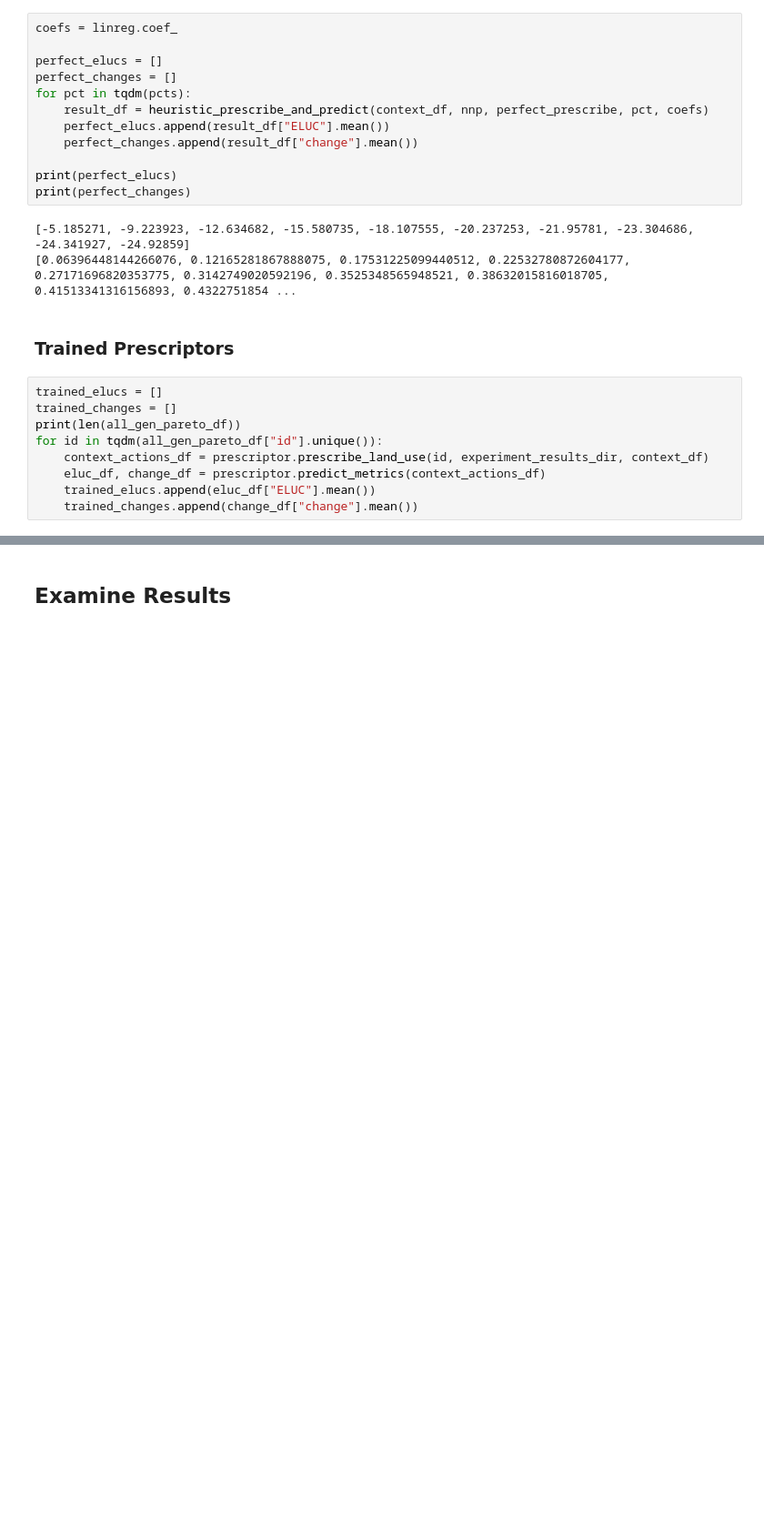
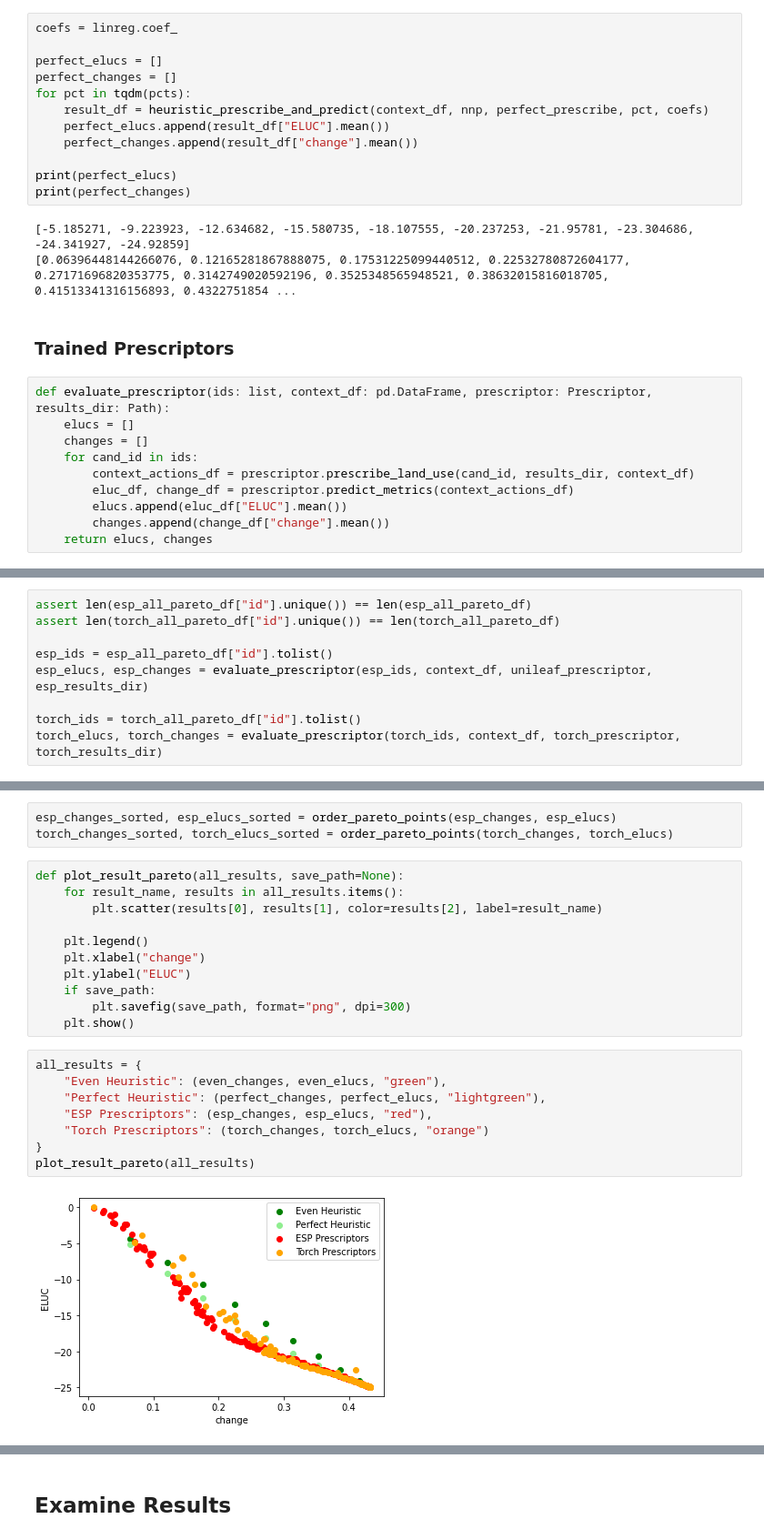
Before and after one commit to Project-Resilience/mvp, a Jupyter notebook: use_cases/eluc/experiments/prescriptor_experiments.ipynb, the cells around one changed output, grey strips where cells are left out. Shown at 91% size. Saved outputs shown, nothing was run; the diff lists cells and outputs as text; blank space fills up the shorter version.

```diff
--- a/use_cases/eluc/experiments/prescriptor_experiments.ipynb
+++ b/use_cases/eluc/experiments/prescriptor_experiments.ipynb
@@ -353,11 +361,12 @@ print(perfect_changes)
 # %% [markdown]
 ### Trained Prescriptors
 # %%
-trained_elucs = []
-trained_changes = []
-print(len(all_gen_pareto_df))
-for id in tqdm(all_gen_pareto_df["id"].unique()):
-    context_actions_df = prescriptor.prescribe_land_use(id, experiment_results_dir, context_df)
-    eluc_df, change_df = prescriptor.predict_metrics(context_actions_df)
-    trained_elucs.append(eluc_df["ELUC"].mean())
-    trained_changes.append(change_df["change"].mean())
+def evaluate_prescriptor(ids: list, context_df: pd.DataFrame, prescriptor: Prescriptor, results_dir: Path):
+    elucs = []
+    changes = []
+    for cand_id in ids:
+        context_actions_df = prescriptor.prescribe_land_use(cand_id, results_dir, context_df)
+        eluc_df, change_df = prescriptor.predict_metrics(context_actions_df)
+        elucs.append(eluc_df["ELUC"].mean())
+        changes.append(change_df["change"].mean())
+    return elucs, changes
@@ -402,0 +373,9 @@ plt.show()
+# %%
+assert len(esp_all_pareto_df["id"].unique()) == len(esp_all_pareto_df)
+assert len(torch_all_pareto_df["id"].unique()) == len(torch_all_pareto_df)
+
+esp_ids = esp_all_pareto_df["id"].tolist()
+esp_elucs, esp_changes = evaluate_prescriptor(esp_ids, context_df, unileaf_prescriptor, esp_results_dir)
+
+torch_ids = torch_all_pareto_df["id"].tolist()
+torch_elucs, torch_changes = evaluate_prescriptor(torch_ids, context_df, torch_prescriptor, torch_results_dir)
@@ -403,3 +405,27 @@ plt.show()
+# %%
+esp_changes_sorted, esp_elucs_sorted = order_pareto_points(esp_changes, esp_elucs)
+torch_changes_sorted, torch_elucs_sorted = order_pareto_points(torch_changes, torch_elucs)
+# %%
+def plot_result_pareto(all_results, save_path=None):
+    for result_name, results in all_results.items():
+        plt.scatter(results[0], results[1], color=results[2], label=result_name)
+
+    plt.legend()
+    plt.xlabel("change")
+    plt.ylabel("ELUC")
+    if save_path:
+        plt.savefig(save_path, format="png", dpi=300)
+    plt.show()
+# %%
+all_results = {
+    "Even Heuristic": (even_changes, even_elucs, "green"),
+    "Perfect Heuristic": (perfect_changes, perfect_elucs, "lightgreen"),
+    "ESP Prescriptors": (esp_changes, esp_elucs, "red"),
+    "Torch Prescriptors": (torch_changes, torch_elucs, "orange")
+}
+plot_result_pareto(all_results)
+# %% [output]
+[figure, added]
 # %%
 def filter_dominating(changes, elucs):
     """
```
Also changed, not shown: parts of 27 cells of this notebook.
